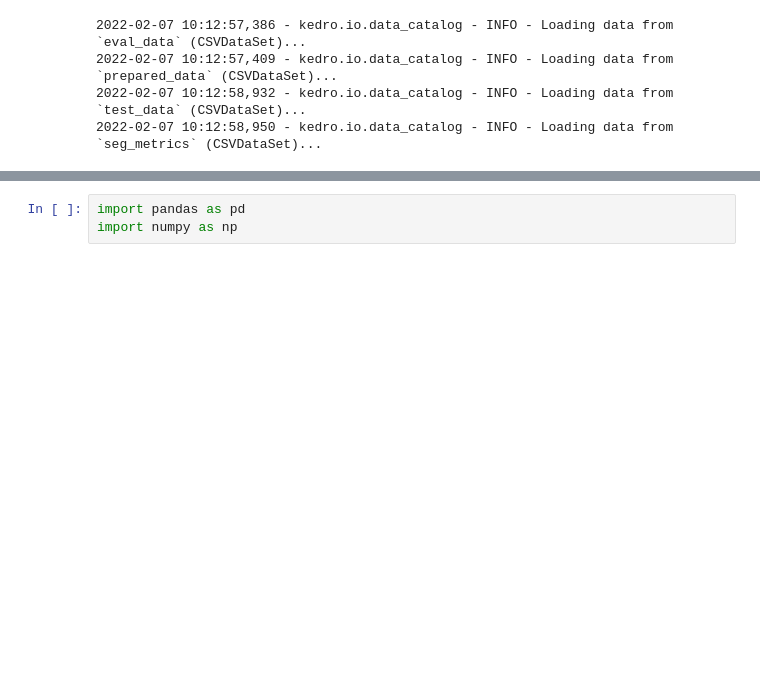
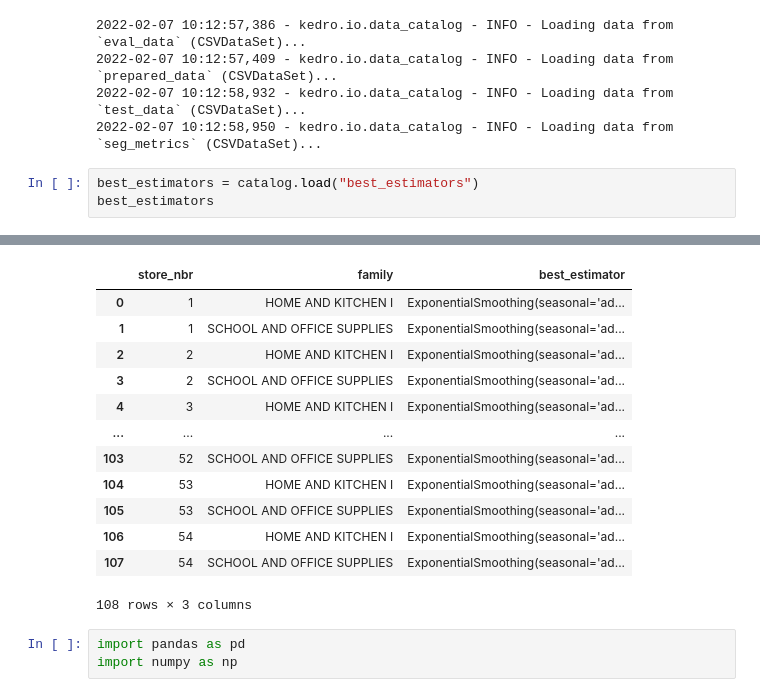
Before and after one commit to matheusfsa/time_series_kedro, a Jupyter notebook: notebooks/eda.ipynb, the cells around one changed output, grey strips where cells are left out. Cells and saved outputs as stored; diff of their text form; blank space fills up the shorter version.

```diff
--- a/notebooks/eda.ipynb
+++ b/notebooks/eda.ipynb
@@ -18,3 +18,7 @@ seg_metrics = catalog.load("seg_metrics")
 2022-02-07 10:12:57,409 - kedro.io.data_catalog - INFO - Loading data from `prepared_data` (CSVDataSet)...
 2022-02-07 10:12:58,932 - kedro.io.data_catalog - INFO - Loading data from `test_data` (CSVDataSet)...
 2022-02-07 10:12:58,950 - kedro.io.data_catalog - INFO - Loading data from `seg_metrics` (CSVDataSet)...
+# %%
+best_estimators = catalog.load("best_estimators")
+best_estimators
+# %% [output]
@@ -21,3 +26,16 @@ seg_metrics = catalog.load("seg_metrics")
+|  | store_nbr | family | best_estimator |
+| 0 | 1 | HOME AND KITCHEN I | ExponentialSmoothing(seasonal='ad... |
+| 1 | 1 | SCHOOL AND OFFICE SUPPLIES | ExponentialSmoothing(seasonal='ad... |
+| 2 | 2 | HOME AND KITCHEN I | ExponentialSmoothing(seasonal='ad... |
+| 3 | 2 | SCHOOL AND OFFICE SUPPLIES | ExponentialSmoothing(seasonal='ad... |
+| 4 | 3 | HOME AND KITCHEN I | ExponentialSmoothing(seasonal='ad... |
+| ... | ... | ... | ... |
+| 103 | 52 | SCHOOL AND OFFICE SUPPLIES | ExponentialSmoothing(seasonal='ad... |
+| 104 | 53 | HOME AND KITCHEN I | ExponentialSmoothing(seasonal='ad... |
+| 105 | 53 | SCHOOL AND OFFICE SUPPLIES | ExponentialSmoothing(seasonal='ad... |
+| 106 | 54 | HOME AND KITCHEN I | ExponentialSmoothing(seasonal='ad... |
+| 107 | 54 | SCHOOL AND OFFICE SUPPLIES | ExponentialSmoothing(seasonal='ad... |
+108 rows × 3 columns
 # %%
 import pandas as pd
 import numpy as np
```
Also changed, not shown: parts of 1 cell of this notebook, 3 other files.
